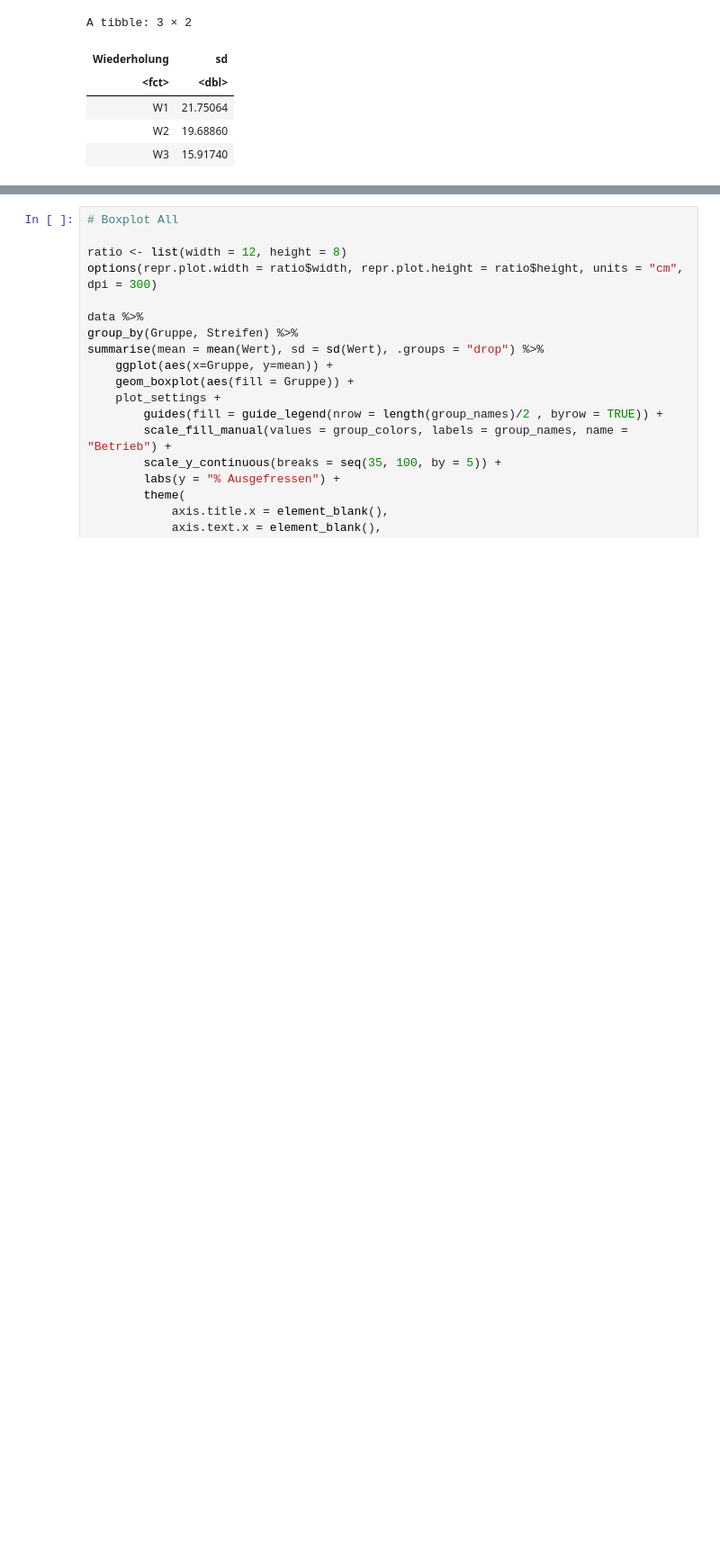
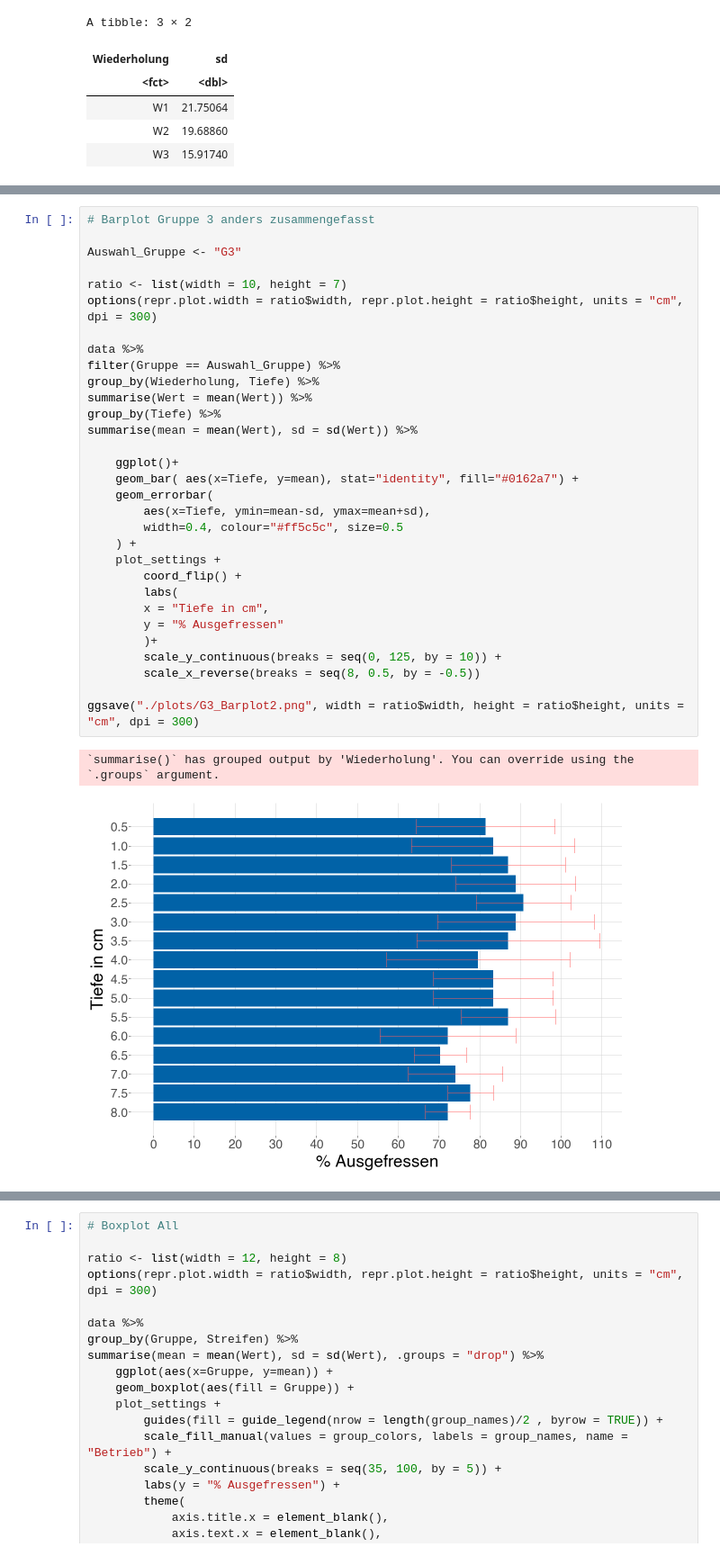
Before and after one commit to juliankraft/BLH-Projekt-Winter, a Jupyter notebook: Datenauswertung.ipynb, the cells around one changed output, grey strips where cells are left out. Shown at 90% size. Cells and saved outputs as stored; diff of their text form; blank space fills up the shorter version.

```diff
--- a/Datenauswertung.ipynb
+++ b/Datenauswertung.ipynb
@@ -134,3 +156,38 @@ ggsave("./plots/G3_Barplot.png", width = ratio$width, height = ratio$height, uni
 [figure]
+# %%
+# Barplot Gruppe 3 anders zusammengefasst
+
+Auswahl_Gruppe <- "G3"
+
+ratio <- list(width = 10, height = 7)
+options(repr.plot.width = ratio$width, repr.plot.height = ratio$height, units = "cm", dpi = 300)
+
+data %>%
+filter(Gruppe == Auswahl_Gruppe) %>%
+group_by(Wiederholung, Tiefe) %>%
+summarise(Wert = mean(Wert)) %>%
+group_by(Tiefe) %>%
+summarise(mean = mean(Wert), sd = sd(Wert)) %>%
+
+    ggplot()+
+    geom_bar( aes(x=Tiefe, y=mean), stat="identity", fill="#0162a7") +
+    geom_errorbar(
+        aes(x=Tiefe, ymin=mean-sd, ymax=mean+sd),
+        width=0.4, colour="#ff5c5c", size=0.5
+    ) +
+    plot_settings +
+        coord_flip() +
+        labs(
+        x = "Tiefe in cm",
+        y = "% Ausgefressen"
+        )+
+        scale_y_continuous(breaks = seq(0, 125, by = 10)) +
+        scale_x_reverse(breaks = seq(8, 0.5, by = -0.5))
+
+ggsave("./plots/G3_Barplot2.png", width = ratio$width, height = ratio$height, units = "cm", dpi = 300)
+# %% [output]
+`summarise()` has grouped output by 'Wiederholung'. You can override using the
+`.groups` argument.
+[figure, added]
 # %%
 # Lineplot All
```
Also changed, not shown: parts of 3 cells of this notebook, 2 other files.
